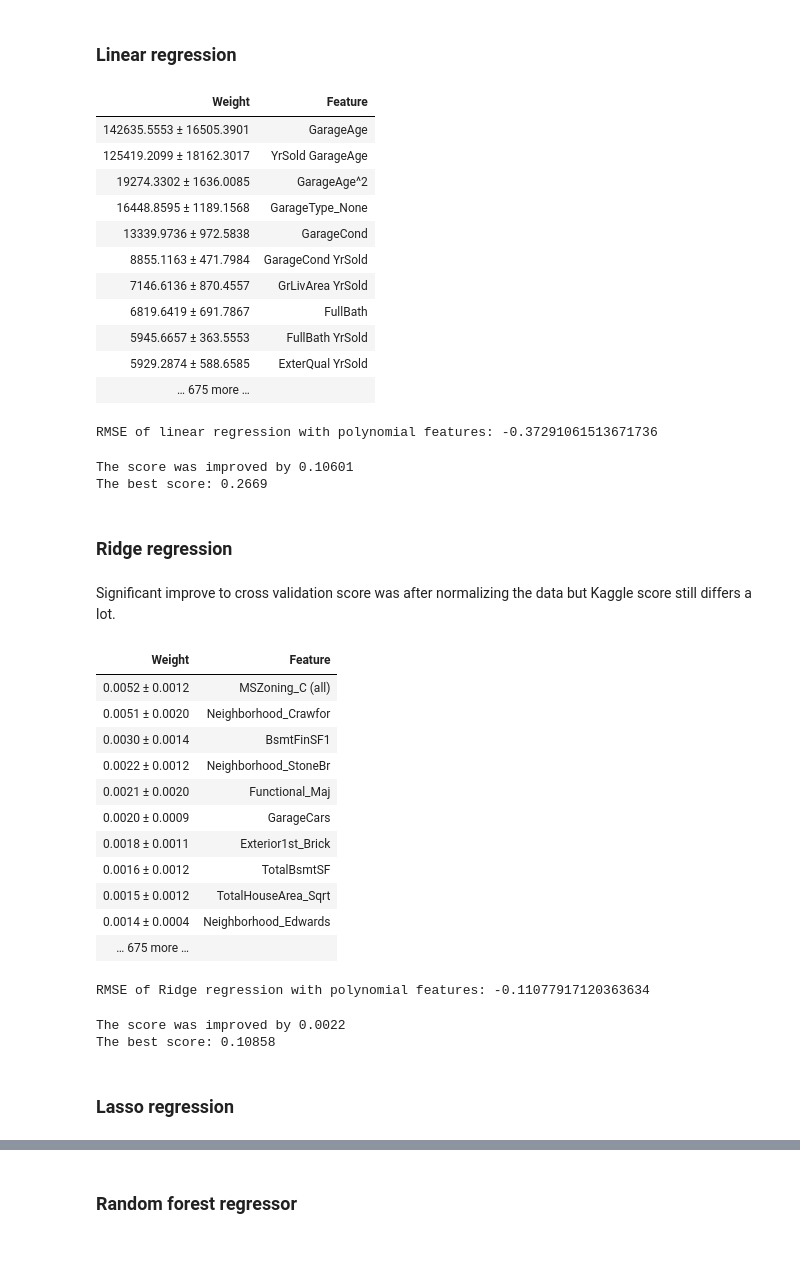
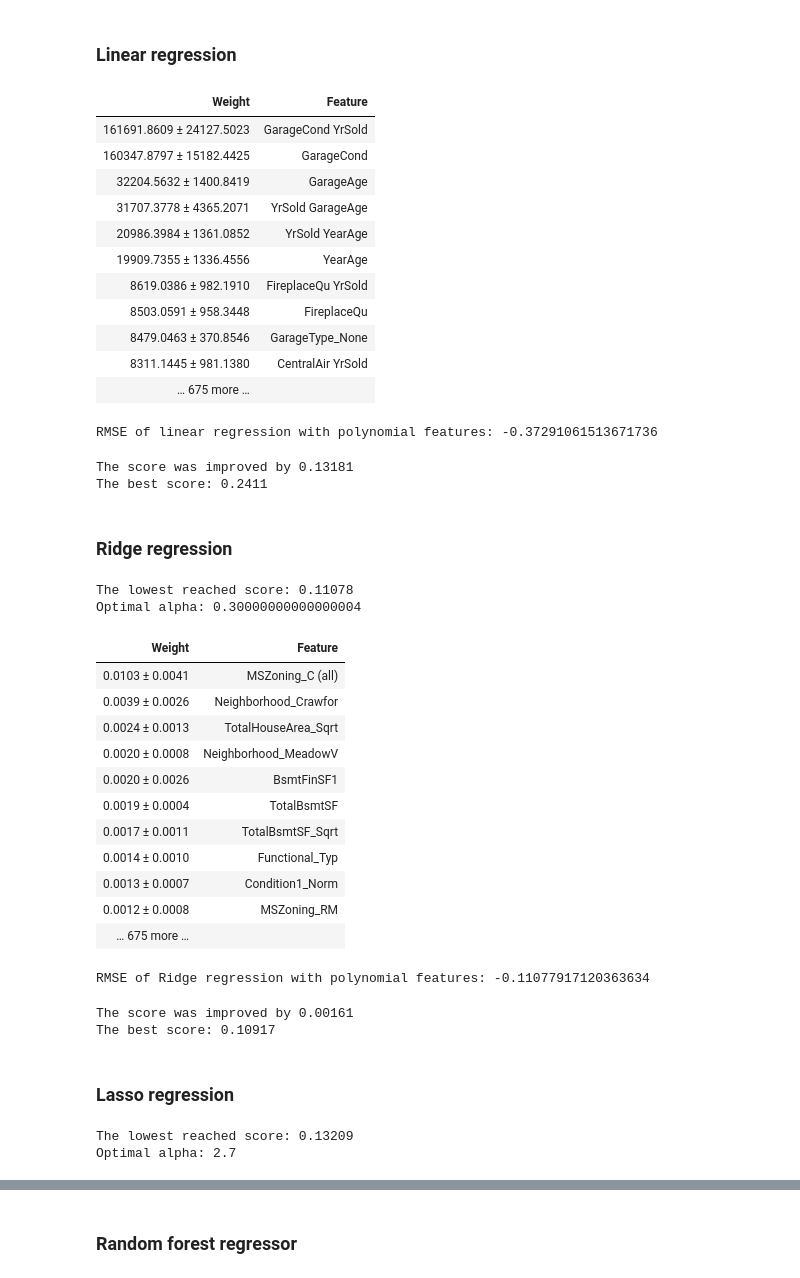
Before and after one commit to Gedas-LT/kaggle-ames-house-prices, a Jupyter notebook: predictions.ipynb, the cells around one changed output, grey strips where cells are left out. Drawn from its saved outputs; the diff is of its cells as text; code cells hidden in the pictures; blank space fills up the shorter version.

Commit message:
Done with models

```diff
--- a/predictions.ipynb
+++ b/predictions.ipynb
@@ -753,21 +701,21 @@ lin_reg_poly = LinearRegression(normalize=True)
 # %%
 lin_reg_poly_model = lin_reg_poly.fit(train_poly_X, train_poly_y)
 
 lin_reg_poly_perm = PermutationImportance(lin_reg_poly_model, random_state=1).fit(val_poly_X, val_poly_y)
-lin_reg_poly_eli5 = eli5.explain_weights_df(lin_reg_poly_perm, feature_names=val_poly_X.columns.tolist())
+lin_reg_poly_weights_df = eli5.explain_weights_df(lin_reg_poly_perm, feature_names=val_poly_X.columns.tolist())
 eli5.show_weights(lin_reg_poly_perm, feature_names=val_poly_X.columns.tolist(), top=10)
 # %% [output]
 | Weight | Feature |
-| 142635.5553 ± 16505.3901 | GarageAge |
-| 125419.2099 ± 18162.3017 | YrSold GarageAge |
-| 19274.3302 ± 1636.0085 | GarageAge^2 |
-| 16448.8595 ± 1189.1568 | GarageType_None |
-| 13339.9736 ± 972.5838 | GarageCond |
-| 8855.1163 ± 471.7984 | GarageCond YrSold |
-| 7146.6136 ± 870.4557 | GrLivArea YrSold |
-| 6819.6419 ± 691.7867 | FullBath |
-| 5945.6657 ± 363.5553 | FullBath YrSold |
-| 5929.2874 ± 588.6585 | ExterQual YrSold |
+| 161691.8609 ± 24127.5023 | GarageCond YrSold |
+| 160347.8797 ± 15182.4425 | GarageCond |
+| 32204.5632 ± 1400.8419 | GarageAge |
+| 31707.3778 ± 4365.2071 | YrSold GarageAge |
+| 20986.3984 ± 1361.0852 | YrSold YearAge |
+| 19909.7355 ± 1336.4556 | YearAge |
+| 8619.0386 ± 982.1910 | FireplaceQu YrSold |
+| 8503.0591 ± 958.3448 | FireplaceQu |
+| 8479.0463 ± 370.8546 | GarageType_None |
+| 8311.1445 ± 981.1380 | CentralAir YrSold |
 | … 675 more … |  |
 # %%
 
@@ -777,7 +725,7 @@ print("RMSE of linear regression with polynomial features:", lin_reg_poly_scores
 # %% [output]
 RMSE of linear regression with polynomial features: -0.37291061513671736
 # %%
-lin_reg_selected_poly_features = feature_selector(lin_reg_poly_eli5, 0.37291, lin_reg_poly, train_poly_eval_data, "SalePrice", divider=10000)
+lin_reg_selected_poly_features = feature_selector(lin_reg_poly_weights_df, 0.37291, lin_reg_poly, train_poly_eval_data, "SalePrice", divider=10000)
 # %% [output]
-The score was improved by 0.10601
-The best score: 0.2669
+The score was improved by 0.13181
+The best score: 0.2411
@@ -784,3 +741,8 @@ The best score: 0.2669
 # %% [markdown]
 ### Ridge regression
+# %%
+optimal_alpha = alpha_selector("Ridge", X_poly_eval, y_poly_eval, normalize=True)
+# %% [output]
+The lowest reached score: 0.11078
+Optimal alpha: 0.30000000000000004
 # %%
@@ -788,23 +750,21 @@ ridge_reg_poly = Ridge(alpha=0.3, normalize=True)
-# %% [markdown]
-Significant improve to cross validation score was after normalizing the data but Kaggle score still differs a lot.
 # %%
-ridge_reg_poly_model = ridge_reg_poly.fit(train_poly_X, train_poly_y)
+ridge_poly_model = ridge_poly.fit(train_poly_X, train_poly_y)
 
-ridge_reg_poly_perm = PermutationImportance(ridge_reg_poly_model, random_state=1).fit(val_poly_X, val_poly_y)
-ridge_poly_eli5 = eli5.explain_weights_df(ridge_reg_poly_perm, feature_names=val_poly_X.columns.tolist())
-eli5.show_weights(ridge_reg_poly_perm, feature_names = val_poly_X.columns.tolist(), top=10)
+ridge_poly_perm = PermutationImportance(ridge_poly_model, random_state=1).fit(val_poly_X, val_poly_y)
+ridge_poly_weights_df = eli5.explain_weights_df(ridge_poly_perm, feature_names=val_poly_X.columns.tolist())
+eli5.show_weights(ridge_poly_perm, feature_names = val_poly_X.columns.tolist(), top=10)
 # %% [output]
 | Weight | Feature |
-| 0.0052 ± 0.0012 | MSZoning_C (all) |
-| 0.0051 ± 0.0020 | Neighborhood_Crawfor |
-| 0.0030 ± 0.0014 | BsmtFinSF1 |
-| 0.0022 ± 0.0012 | Neighborhood_StoneBr |
-| 0.0021 ± 0.0020 | Functional_Maj |
-| 0.0020 ± 0.0009 | GarageCars |
-| 0.0018 ± 0.0011 | Exterior1st_Brick |
-| 0.0016 ± 0.0012 | TotalBsmtSF |
-| 0.0015 ± 0.0012 | TotalHouseArea_Sqrt |
-| 0.0014 ± 0.0004 | Neighborhood_Edwards |
+| 0.0103 ± 0.0041 | MSZoning_C (all) |
+| 0.0039 ± 0.0026 | Neighborhood_Crawfor |
+| 0.0024 ± 0.0013 | TotalHouseArea_Sqrt |
+| 0.0020 ± 0.0008 | Neighborhood_MeadowV |
+| 0.0020 ± 0.0026 | BsmtFinSF1 |
+| 0.0019 ± 0.0004 | TotalBsmtSF |
+| 0.0017 ± 0.0011 | TotalBsmtSF_Sqrt |
+| 0.0014 ± 0.0010 | Functional_Typ |
+| 0.0013 ± 0.0007 | Condition1_Norm |
+| 0.0012 ± 0.0008 | MSZoning_RM |
 | … 675 more … |  |
 # %%
 # Evaluation
@@ -813,3 +773,8 @@ print("RMSE of Ridge regression with polynomial features:", ridge_reg_poly_score
 # %% [output]
 RMSE of Ridge regression with polynomial features: -0.11077917120363634
+# %%
+ridge_selected_poly_features = feature_selector(ridge_poly_weights_df, 0.11078, ridge_poly, train_poly_eval_data, "SalePrice", divider=100000)
+# %% [output]
+The score was improved by 0.00161
+The best score: 0.10917
 # %%
@@ -821,5 +788,0 @@ output.to_csv("submissions/ridge_polynomial_predictions.csv", index=False)
-# %%
-ridge_selected_poly_features = feature_selector(ridge_poly_eli5, 0.11078, ridge_reg_poly, train_poly_eval_data, "SalePrice", divider=100000)
-# %% [output]
-The score was improved by 0.0022
-The best score: 0.10858
@@ -838,0 +791,5 @@ lasso_reg_poly = Lasso(alpha=6)
+# %%
+optimal_alpha = alpha_selector("Lasso", X_poly_eval, y_poly_eval)
+# %% [output]
+The lowest reached score: 0.13209
+Optimal alpha: 2.7
```
Also changed, not shown: parts of 61 cells of this notebook, 8 other files.
